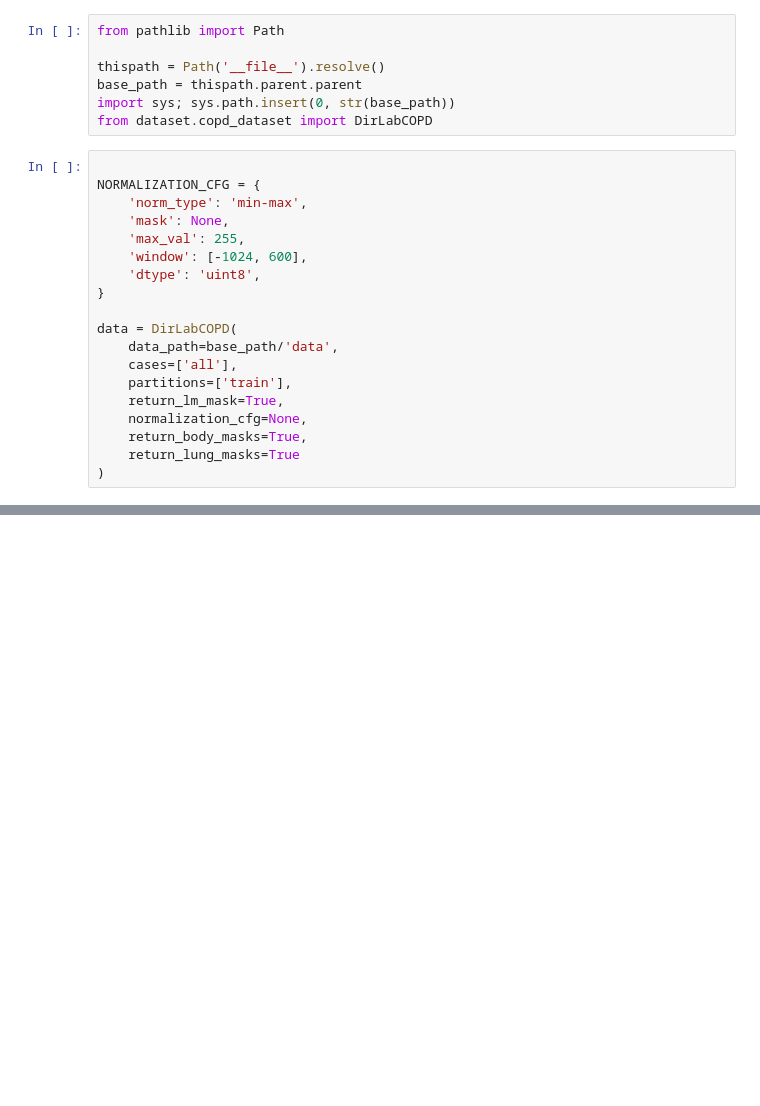
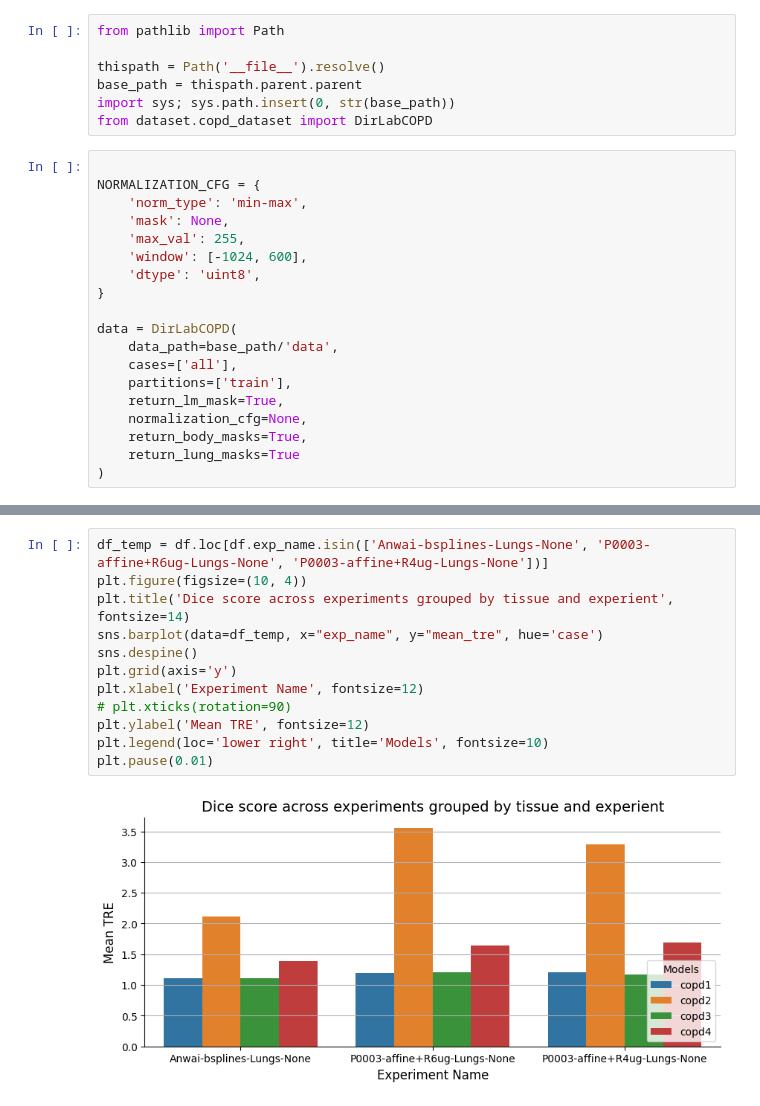
Before and after one commit to joaco18/mira_final_project, a Jupyter notebook: notebooks/develop_elastix.ipynb, the cells around one changed output, grey strips where cells are left out. Saved outputs shown, nothing was run; the diff lists cells and outputs as text; blank space fills up the shorter version.

```diff
--- a/notebooks/develop_elastix.ipynb
+++ b/notebooks/develop_elastix.ipynb
@@ -279,0 +1040,14 @@ IndentationError: unexpected indent (1051239367.py, line 5)
+# %%
+df_temp = df.loc[df.exp_name.isin(['Anwai-bsplines-Lungs-None', 'P0003-affine+R6ug-Lungs-None', 'P0003-affine+R4ug-Lungs-None'])]
+plt.figure(figsize=(10, 4))
+plt.title('Dice score across experiments grouped by tissue and experient', fontsize=14)
+sns.barplot(data=df_temp, x="exp_name", y="mean_tre", hue='case')
+sns.despine()
+plt.grid(axis='y')
+plt.xlabel('Experiment Name', fontsize=12)
+# plt.xticks(rotation=90)
+plt.ylabel('Mean TRE', fontsize=12)
+plt.legend(loc='lower right', title='Models', fontsize=10)
+plt.pause(0.01)
+# %% [output]
+[figure, added]
```
Also changed, not shown: parts of 36 cells of this notebook.
